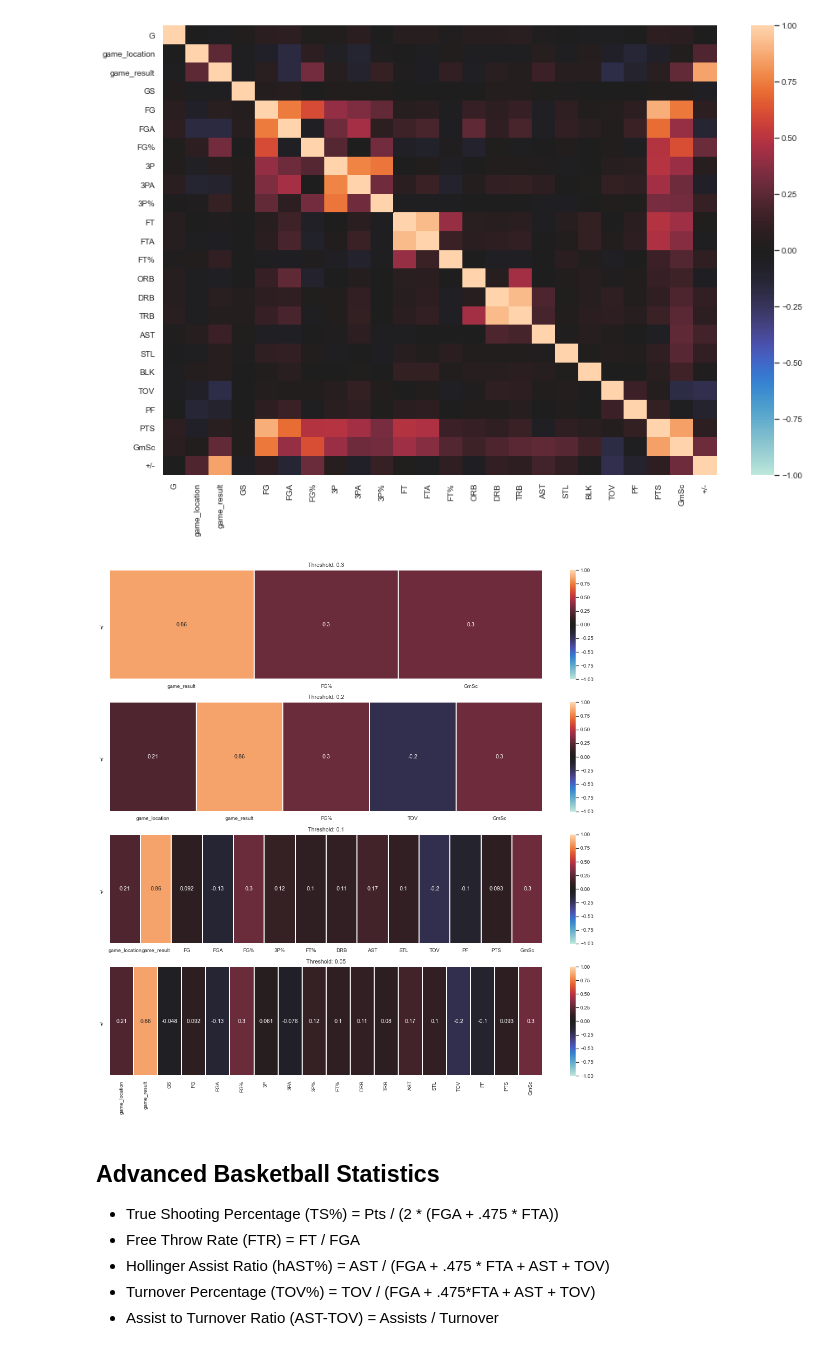
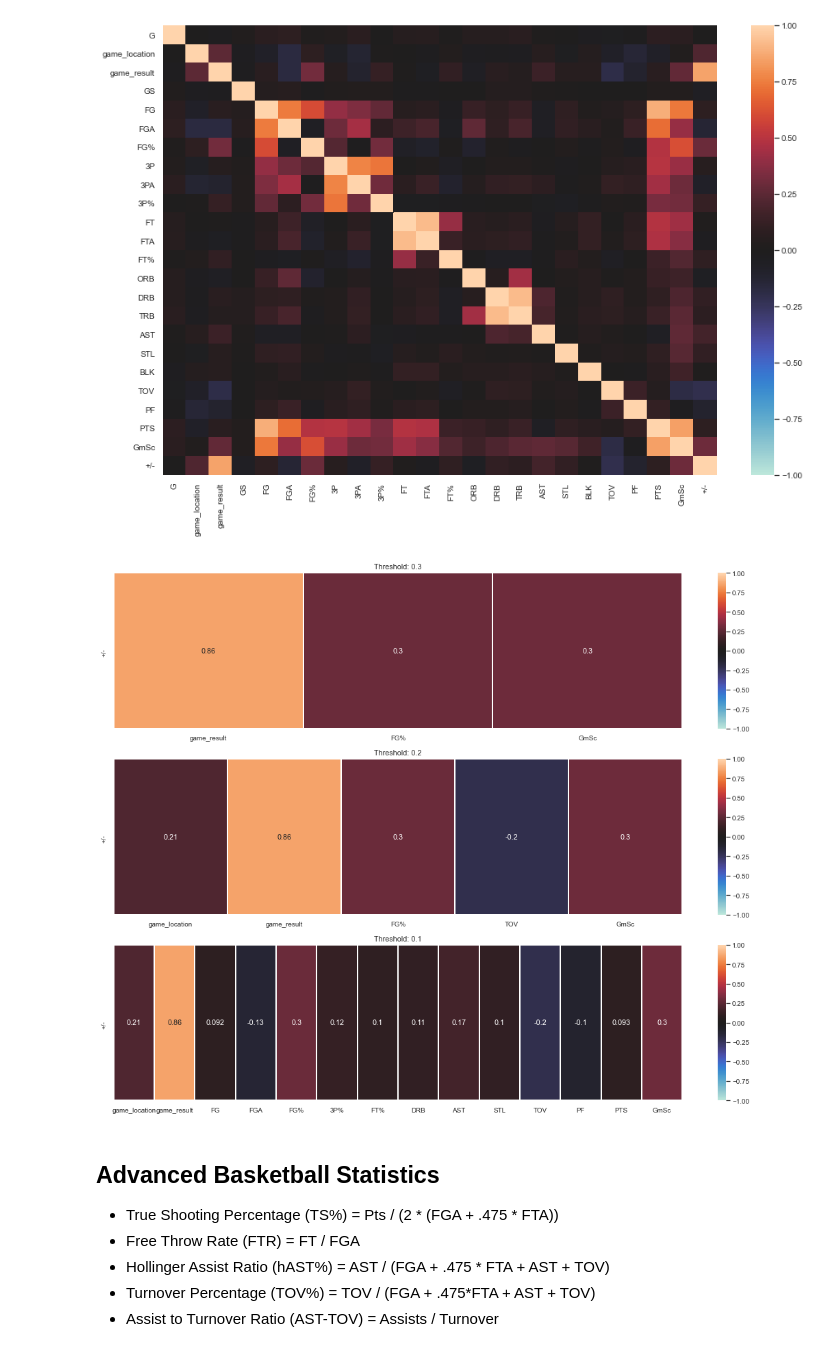
Before and after one commit to SarthakKamboj/Lebron-James-Efficiency-ML-Models, a Jupyter notebook: Feature Engineering.ipynb, the cells around one changed output. Saved outputs shown, nothing was run; the diff lists cells and outputs as text; code cells hidden in the pictures.

```diff
--- a/Feature Engineering.ipynb
+++ b/Feature Engineering.ipynb
@@ -164,18 +164,19 @@ def correlation_w_threshold(corr,threshold,target_col):
 # %%
 sns.set(font_scale=0.9)
 plt.figure(1,(15,15))
 i = 0
 epsilon = 0.01
-for thres in [0.3,0.2,0.1,0.05]:
+thresholds = [0.3,0.2,0.1]
+for thres in thresholds:
     i += 1
     ax = plt.subplot(4,1,i)
     corr_above_thres, corr_above_thres_cols = correlation_w_threshold(corr,thres-epsilon,"+/-")
     sns.heatmap(corr_above_thres.T,vmin=-1,vmax=1,center=0,linewidth=1,annot=True,yticklabels=["+/-"],xticklabels=corr_above_thres_cols)
     ax.set_title(f"Threshold: {thres}")
     plt.tight_layout()
 plt.show()
 # %% [output]
-[figure, old version]
+[figure, new version]
 # %% [markdown]
 <h2>Advanced Basketball Statistics</h2>
 <ul>
```
Also changed, not shown: parts of 7 cells of this notebook, 1 other file.
